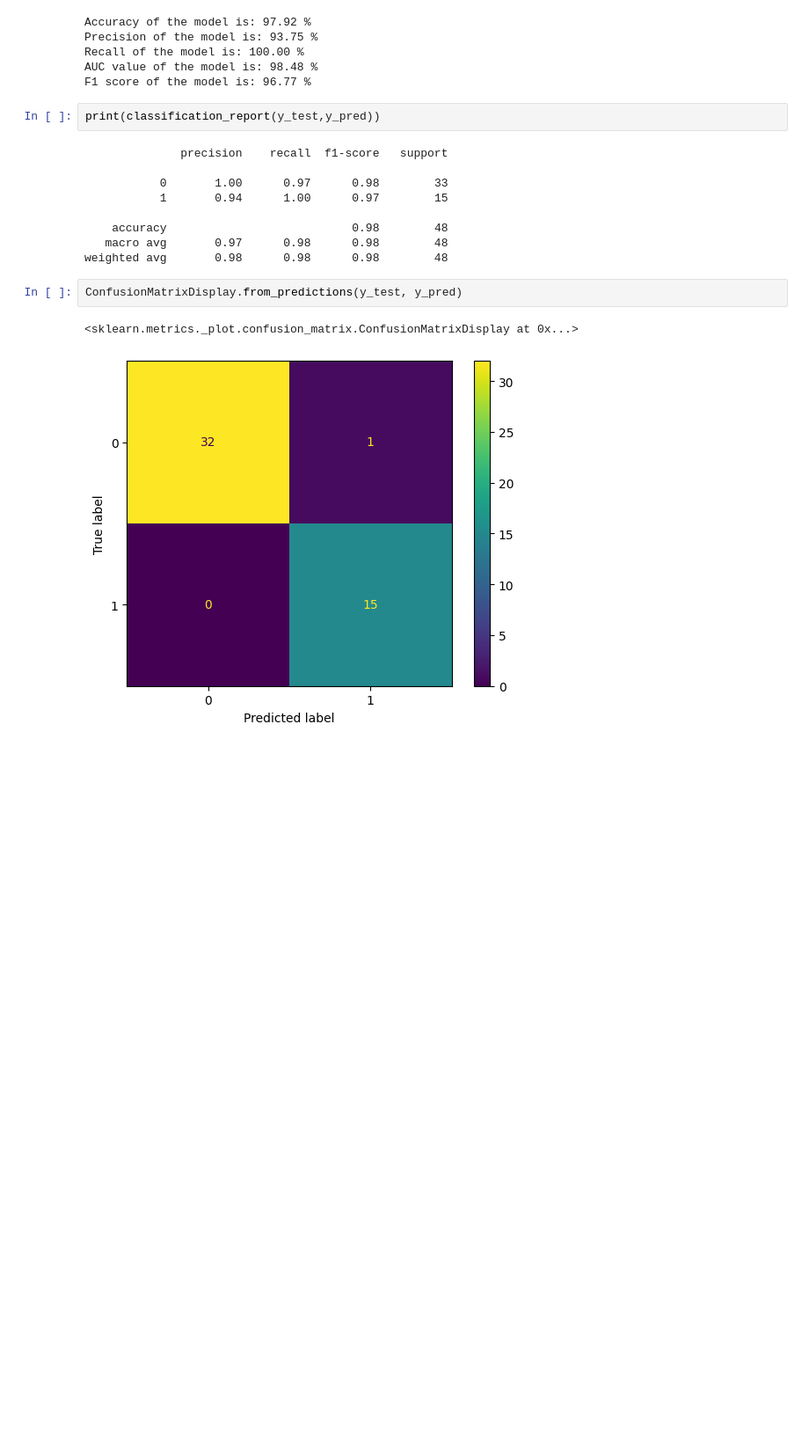
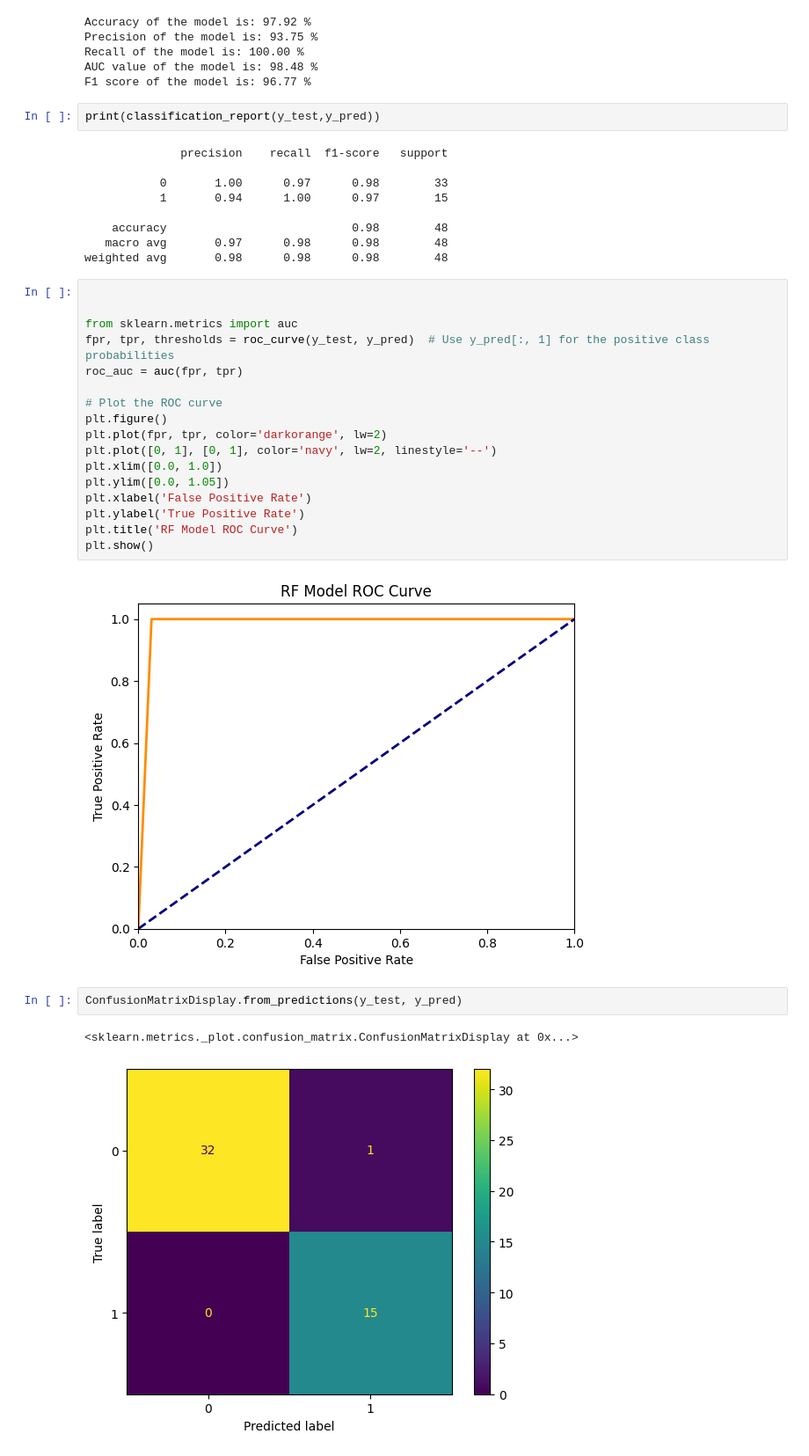
Before and after one commit to Maab-Hu/Thyroid-Cancer-Prediction-ML-Application-, a Jupyter notebook: model_training.ipynb, the cells around one changed output. Shown at 88% size. Drawn from its saved outputs; the diff is of its cells as text; blank space fills up the shorter version.

```diff
--- a/model_training.ipynb
+++ b/model_training.ipynb
@@ -508,6 +548,25 @@ print(classification_report(y_test,y_pred))
     accuracy                           0.98        48
    macro avg       0.97      0.98      0.98        48
 weighted avg       0.98      0.98      0.98        48
+# %%
+
+
+from sklearn.metrics import auc
+fpr, tpr, thresholds = roc_curve(y_test, y_pred)  # Use y_pred[:, 1] for the positive class probabilities
+roc_auc = auc(fpr, tpr)
+
+# Plot the ROC curve
+plt.figure()
+plt.plot(fpr, tpr, color='darkorange', lw=2)
+plt.plot([0, 1], [0, 1], color='navy', lw=2, linestyle='--')
+plt.xlim([0.0, 1.0])
+plt.ylim([0.0, 1.05])
+plt.xlabel('False Positive Rate')
+plt.ylabel('True Positive Rate')
+plt.title('RF Model ROC Curve')
+plt.show()
+# %% [output]
+[figure, added]
 # %%
 ConfusionMatrixDisplay.from_predictions(y_test, y_pred)
 # %% [output]
```
Also changed, not shown: parts of 18 cells of this notebook.
